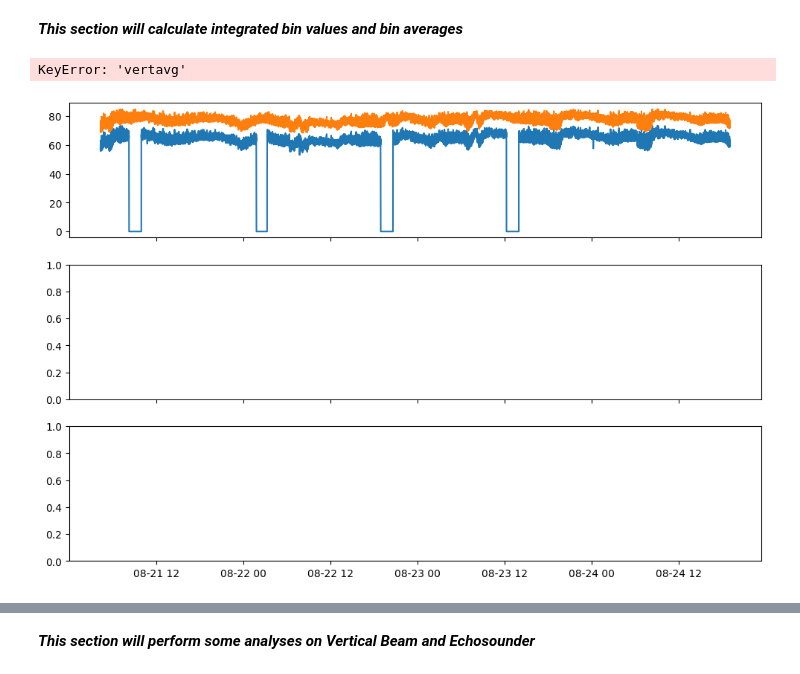
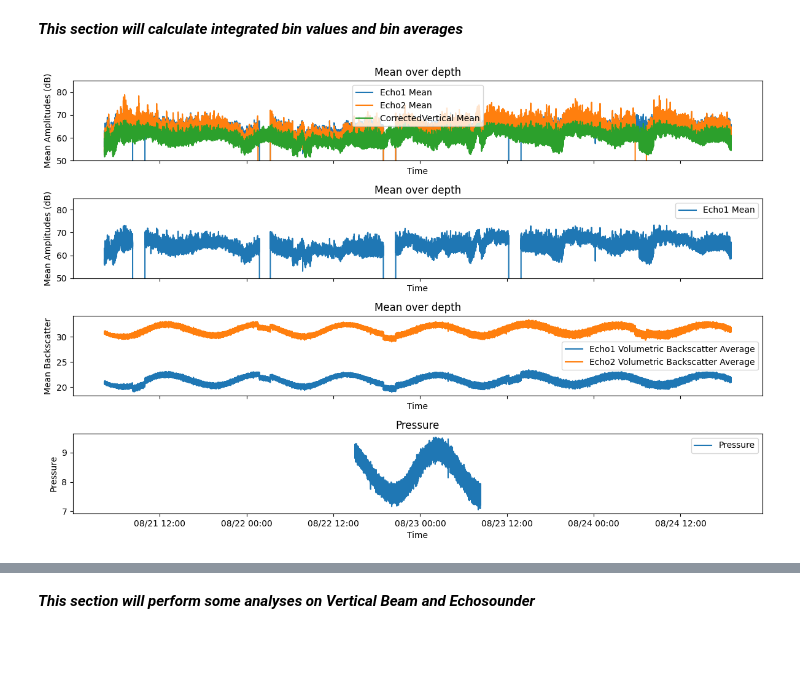
Before and after one commit to NCSU-CHAZ/BOEM-Oak-Island, a Jupyter notebook: Post_Processing_Scripts/OLD/sediment_plotter.ipynb, the cells around one changed output, grey strips where cells are left out. Saved outputs shown, nothing was run; the diff lists cells and outputs as text; code cells hidden in the pictures; blank space fills up the shorter version.

```diff
--- a/Post_Processing_Scripts/OLD/sediment_plotter.ipynb
+++ b/Post_Processing_Scripts/OLD/sediment_plotter.ipynb
@@ -80,38 +80,41 @@ SedTime
 # %%
 # Integrated and avg backscatter over depth bins (you have to avg the echosounder to same bin size as vertbeam first)
 
 
-fig, axs = plt.subplots(3, 1, figsize=(12, 8), sharex=True)
+fig, axs = plt.subplots(4, 1, figsize=(12, 8), sharex=True)
 
 axs[0].plot(waves['SedTime'],waves['Echo1avg'], label='Echo1 Mean')
 axs[0].plot(waves['SedTime'],waves['Echo2avg'], label='Echo2 Mean')
-axs[0].plot(waves['SedTime'],waves['vertavg'], label='Vertical Mean')
+axs[0].plot(waves['SedTime'],waves['Vertavg']-17, label='CorrectedVertical Mean')
 axs[0].set_title('Mean over depth')
 axs[0].set_ylabel('Mean Amplitudes (dB)')
 axs[0].set_xlabel('Time')
+axs[0].set_ylim(50,85)
 axs[0].legend()
 
-axs[1].plot(waves['SedTime'],waves['VolumetricBackscatter1'], label='Echo1 Volumetric Backscatter Average')
-axs[1].plot(waves['SedTime'],waves['VolumetricBackscatter2'], label='Echo2 Volumetric Backscatter Average')
+axs[1].plot(waves['SedTime'],waves['Echo1avg'], label='Echo1 Mean')
 axs[1].set_title('Mean over depth')
-axs[1].set_ylabel('Mean Backscatter')
+axs[1].set_ylabel('Mean Amplitudes (dB)')
 axs[1].set_xlabel('Time')
+axs[1].set_ylim(50,85)
 axs[1].legend()
 
-axs[2].pcolormesh(
-    Data["Time"][0],
-    Data["CellDepth_echo"],
-    Data['Echo1'].T,
-    shading="auto",
-    cmap="viridis", vmin = 0, vmax = 90
-)
-axs[2].set_title(f"Amplitude Data for {sensor_id}- Echo1")
-axs[2].set_ylabel('Depth (m)')
-axs[2].set_ylim(0,10)
+axs[2].plot(waves['SedTime'],waves['VolumetricBackscatter1'], label='Echo1 Volumetric Backscatter Average')
+axs[2].plot(waves['SedTime'],waves['VolumetricBackscatter2'], label='Echo2 Volumetric Backscatter Average')
+axs[2].set_title('Mean over depth')
+axs[2].set_ylabel('Mean Backscatter')
+axs[2].set_xlabel('Time')
+axs[2].legend()
+
+axs[3].plot(Data['Time'],Data['Pressure'], label='Pressure')
+axs[3].set_title('Pressure')
+axs[3].set_ylabel('Pressure')
+axs[3].set_xlabel('Time')
+axs[3].legend()
+
 for ax in axs:
         ax.xaxis.set_major_formatter(mdates.DateFormatter("%m/%d %H:%M"))
 plt.tight_layout()
-plt.savefig(f"C:\\Users\\lwlav\\OneDrive\\Documents\\Summer 2024 CHAZ\\Figures\\{sensor_id}_avgvsintegoverdepth_.png")
+# plt.savefig(f"C:\\Users\\lwlav\\OneDrive\\Documents\\Summer 2024 CHAZ\\Figures\\{sensor_id}_backscatter_.png")
 # %% [output]
-KeyError: 'vertavg'
-[figure, old version]
+[figure, new version]
```
Also changed, not shown: parts of 5 cells of this notebook, 1 other file.
